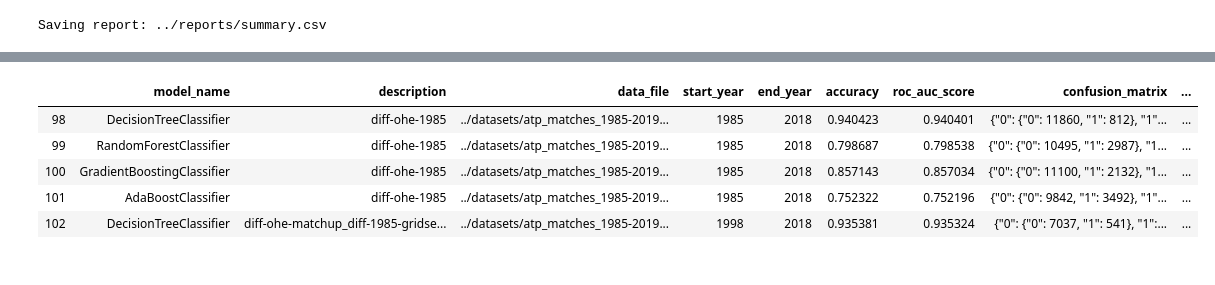
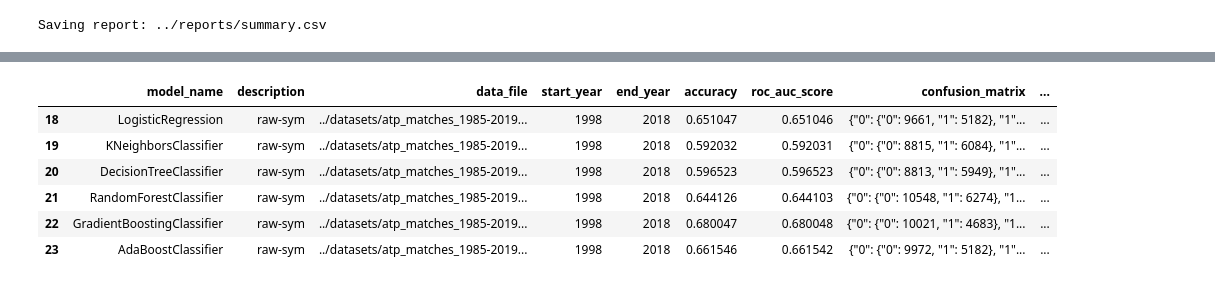
Before and after one commit to sv650s/atp-tennis-predictions, a Jupyter notebook: notebooks/5.0.1-atp-raw-sym.ipynb, the cells around one changed output, grey strips where cells are left out. Cells and saved outputs as stored; diff of their text form; code cells hidden in the pictures.

```diff
--- a/notebooks/5.1-atp_diff-ohe.ipynb
+++ b/notebooks/5.0.1-atp-raw-sym.ipynb
@@ -66,7 +67,7 @@ if module_path not in sys.path:
     sys.path.append(module_path)
 
 from util import jupyter_util as ju
-from util.model_util import ModelWrapper, REPORT_FILE, RSTATE, N_JOBS, MAX_ITER, LABEL_COL
+from util.model_util import ModelWrapper, RSTATE, N_JOBS, MAX_ITER, REPORT_FILE, LABEL_COL
 
 %matplotlib inline
 sns.set()
@@ -76,11 +77,11 @@ sns.set()
 DATE_FORMAT = '%Y-%m-%d'
 DATE = datetime.now().strftime(DATE_FORMAT)
 
-DESCRIPTION = "diff-ohe"
+DESCRIPTION = "raw-sym"
 
 
 # update this
-FEATURE_FILE = f'../datasets/atp_matches_1985-2019_features-{DESCRIPTION}.csv'
+FEATURE_FILE = f'../datasets/atp_matches_1985-2019_featuressym.csv'
 
 START_YEAR = 1998
 END_YEAR = 2018
@@ -367,13 +365,14 @@ Saving report: ../reports/summary.csv
 # %%
-report = pd.read_csv(REPORT_FILE)
-report.tail(5)
+report = pd.read_csv(ab.report_file)
+report.tail(6)
 # %% [output]
 |  | model_name | description | data_file | start_year | end_year | accuracy | roc_auc_score | confusion_matrix | ... |
-| 98 | DecisionTreeClassifier | diff-ohe-1985 | ../datasets/atp_matches_1985-2019... | 1985 | 2018 | 0.940423 | 0.940401 | {"0": {"0": 11860, "1": 812}, "1"... | ... |
-| 99 | RandomForestClassifier | diff-ohe-1985 | ../datasets/atp_matches_1985-2019... | 1985 | 2018 | 0.798687 | 0.798538 | {"0": {"0": 10495, "1": 2987}, "1... | ... |
-| 100 | GradientBoostingClassifier | diff-ohe-1985 | ../datasets/atp_matches_1985-2019... | 1985 | 2018 | 0.857143 | 0.857034 | {"0": {"0": 11100, "1": 2132}, "1... | ... |
-| 101 | AdaBoostClassifier | diff-ohe-1985 | ../datasets/atp_matches_1985-2019... | 1985 | 2018 | 0.752322 | 0.752196 | {"0": {"0": 9842, "1": 3492}, "1"... | ... |
-| 102 | DecisionTreeClassifier | diff-ohe-matchup_diff-1985-gridse... | ../datasets/atp_matches_1985-2019... | 1998 | 2018 | 0.935381 | 0.935324 | {"0": {"0": 7037, "1": 541}, "1":... | ... |
+| 18 | LogisticRegression | raw-sym | ../datasets/atp_matches_1985-2019... | 1998 | 2018 | 0.651047 | 0.651046 | {"0": {"0": 9661, "1": 5182}, "1"... | ... |
+| 19 | KNeighborsClassifier | raw-sym | ../datasets/atp_matches_1985-2019... | 1998 | 2018 | 0.592032 | 0.592031 | {"0": {"0": 8815, "1": 6084}, "1"... | ... |
+| 20 | DecisionTreeClassifier | raw-sym | ../datasets/atp_matches_1985-2019... | 1998 | 2018 | 0.596523 | 0.596523 | {"0": {"0": 8813, "1": 5949}, "1"... | ... |
+| 21 | RandomForestClassifier | raw-sym | ../datasets/atp_matches_1985-2019... | 1998 | 2018 | 0.644126 | 0.644103 | {"0": {"0": 10548, "1": 6274}, "1... | ... |
+| 22 | GradientBoostingClassifier | raw-sym | ../datasets/atp_matches_1985-2019... | 1998 | 2018 | 0.680047 | 0.680048 | {"0": {"0": 10021, "1": 4683}, "1... | ... |
+| 23 | AdaBoostClassifier | raw-sym | ../datasets/atp_matches_1985-2019... | 1998 | 2018 | 0.661546 | 0.661542 | {"0": {"0": 9972, "1": 5182}, "1"... | ... |
 # %%
 f, a = plt.subplots(1, 1, figsize=(20, 10))
 
```
Also changed, not shown: parts of 16 cells of this notebook, 31 other files.
